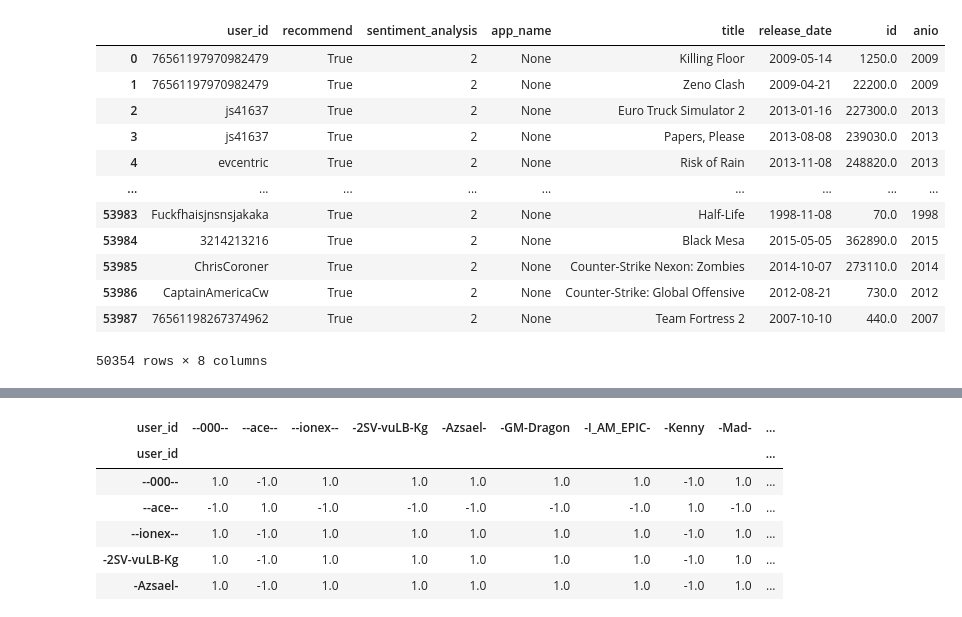
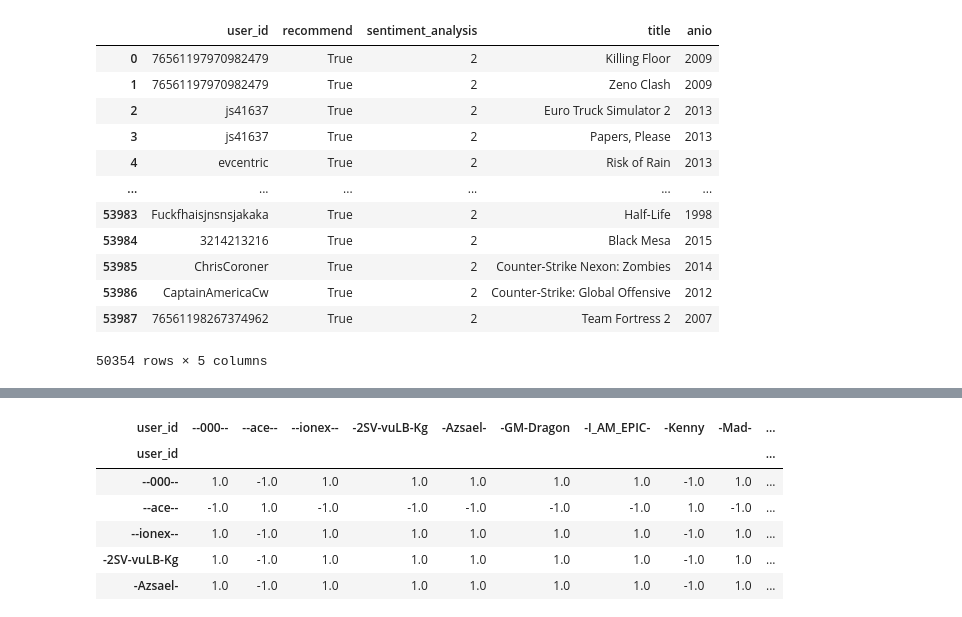
Before and after one commit to JGIOVANNIE/PI_ML_OPS_STEAM, a Jupyter notebook: Notebooks/ModeloML.ipynb, the cells around one changed output, grey strips where cells are left out. Saved outputs shown, nothing was run; the diff lists cells and outputs as text; code cells hidden in the pictures.

```diff
--- a/Notebooks/ModeloML.ipynb
+++ b/Notebooks/ModeloML.ipynb
@@ -7,22 +7,22 @@ from sklearn.decomposition import PCA
 import numpy as np
 # %%
 # cargamos el DF con el que trabajaremos nuestro modelo de ML
-df_modelo = pd.read_parquet('C:/Users/hp/Desktop/HENRY/Soy_Henry_Modulos/PI_ML/PI_ML_OPS_STEAM/API/UsersR.parquet')
+df_modelo = pd.read_parquet('C:/Users/famil/OneDrive/Escritorio/Proyectos/Python_basics/PI_ML_OPS_ML/PI_ML_OPS_STEAM/API/UsersR.parquet')
 df_modelo
 # %% [output]
-|  | user_id | recommend | sentiment_analysis | app_name | title | release_date | id | anio |
-| 0 | 76561197970982479 | True | 2 | None | Killing Floor | 2009-05-14 | 1250.0 | 2009 |
-| 1 | 76561197970982479 | True | 2 | None | Zeno Clash | 2009-04-21 | 22200.0 | 2009 |
-| 2 | js41637 | True | 2 | None | Euro Truck Simulator 2 | 2013-01-16 | 227300.0 | 2013 |
-| 3 | js41637 | True | 2 | None | Papers, Please | 2013-08-08 | 239030.0 | 2013 |
-| 4 | evcentric | True | 2 | None | Risk of Rain | 2013-11-08 | 248820.0 | 2013 |
-| ... | ... | ... | ... | ... | ... | ... | ... | ... |
-| 53983 | Fuckfhaisjnsnsjakaka | True | 2 | None | Half-Life | 1998-11-08 | 70.0 | 1998 |
-| 53984 | 3214213216 | True | 2 | None | Black Mesa | 2015-05-05 | 362890.0 | 2015 |
-| 53985 | ChrisCoroner | True | 2 | None | Counter-Strike Nexon: Zombies | 2014-10-07 | 273110.0 | 2014 |
-| 53986 | CaptainAmericaCw | True | 2 | None | Counter-Strike: Global Offensive | 2012-08-21 | 730.0 | 2012 |
-| 53987 | 76561198267374962 | True | 2 | None | Team Fortress 2 | 2007-10-10 | 440.0 | 2007 |
+|  | user_id | recommend | sentiment_analysis | title | anio |
+| 0 | 76561197970982479 | True | 2 | Killing Floor | 2009 |
+| 1 | 76561197970982479 | True | 2 | Zeno Clash | 2009 |
+| 2 | js41637 | True | 2 | Euro Truck Simulator 2 | 2013 |
+| 3 | js41637 | True | 2 | Papers, Please | 2013 |
+| 4 | evcentric | True | 2 | Risk of Rain | 2013 |
+| ... | ... | ... | ... | ... | ... |
+| 53983 | Fuckfhaisjnsnsjakaka | True | 2 | Half-Life | 1998 |
+| 53984 | 3214213216 | True | 2 | Black Mesa | 2015 |
+| 53985 | ChrisCoroner | True | 2 | Counter-Strike Nexon: Zombies | 2014 |
+| 53986 | CaptainAmericaCw | True | 2 | Counter-Strike: Global Offensive | 2012 |
+| 53987 | 76561198267374962 | True | 2 | Team Fortress 2 | 2007 |
-50354 rows × 8 columns
+50354 rows × 5 columns
 # %%
 # Creamos una matriz de usuarios x juegos con recomendaciones
 matriz_user_item = df_modelo.pivot_table(index='user_id', columns='title', values='recommend', fill_value=0)
```
Also changed, not shown: parts of 3 cells of this notebook, 11 other files.
